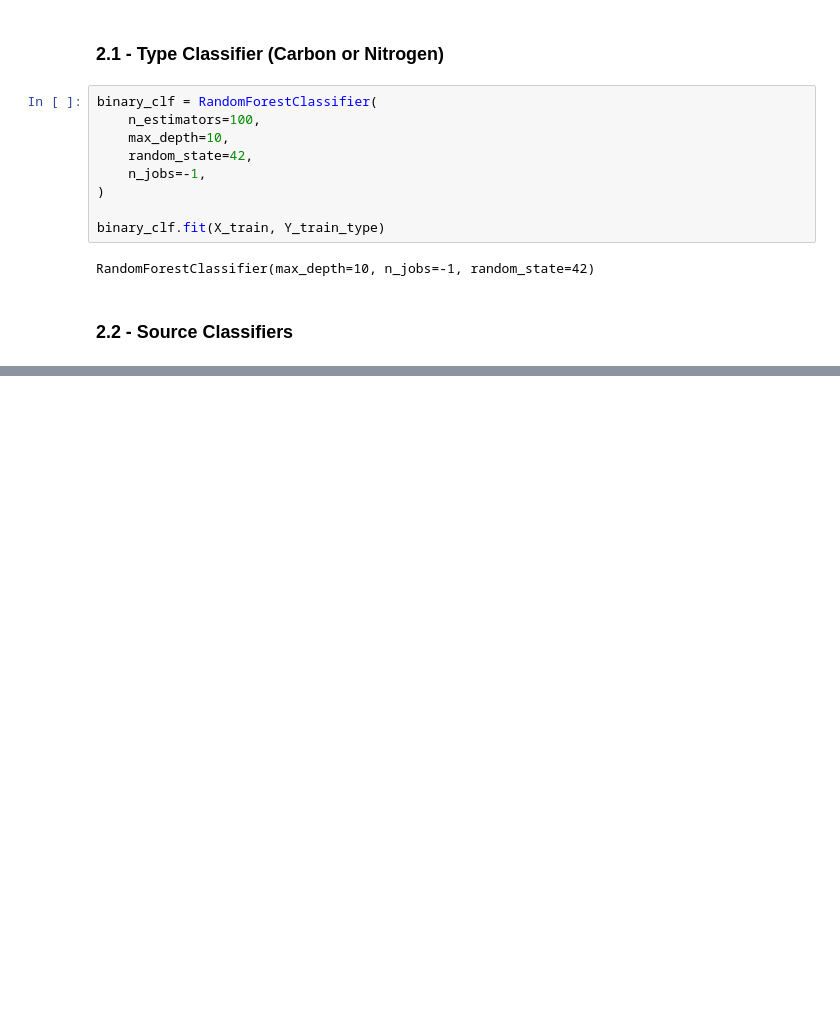
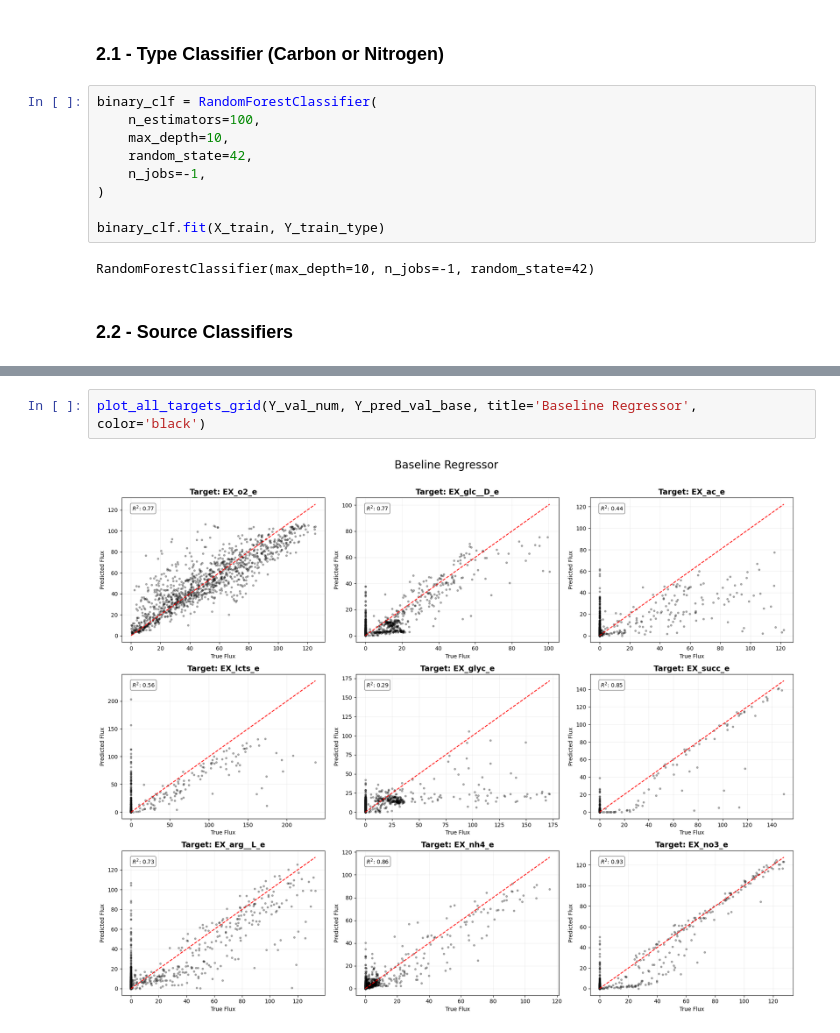
Before and after one commit to celasa/biomass_thesis, a Jupyter notebook: notebooks/05_hurdle.ipynb, the cells around one changed output, grey strips where cells are left out. Saved outputs shown, nothing was run; the diff lists cells and outputs as text; blank space fills up the shorter version.

```diff
--- a/notebooks/05_hurdle.ipynb
+++ b/notebooks/05_hurdle.ipynb
@@ -176,0 +604,4 @@ carbon_clf.fit(X_train[carbon_mask], Y_train_s)
+# %%
+plot_all_targets_grid(Y_val_num, Y_pred_val_base, title='Baseline Regressor', color='black')
+# %% [output]
+[figure, added]
```
Also changed, not shown: parts of 48 cells of this notebook, 1 other file.
